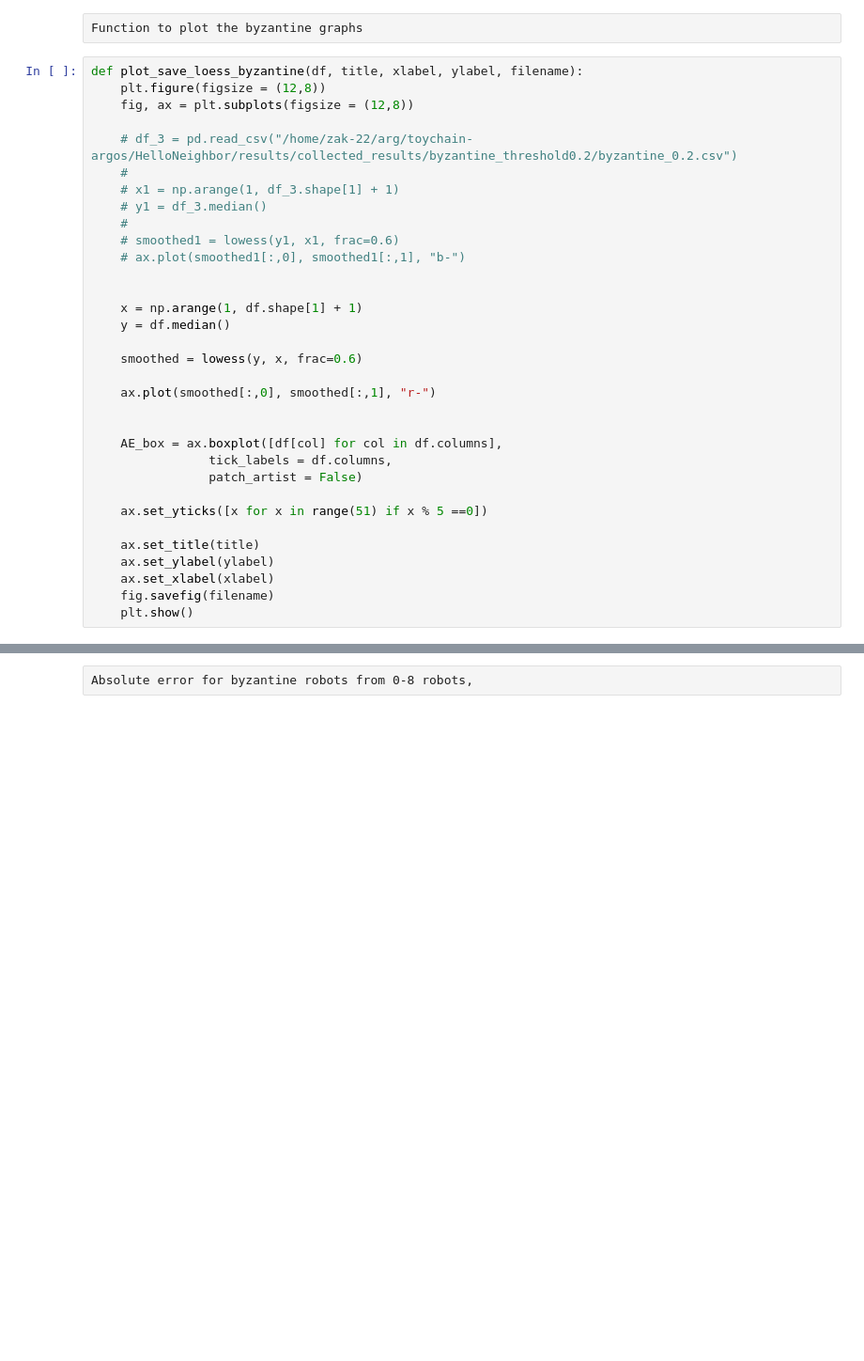
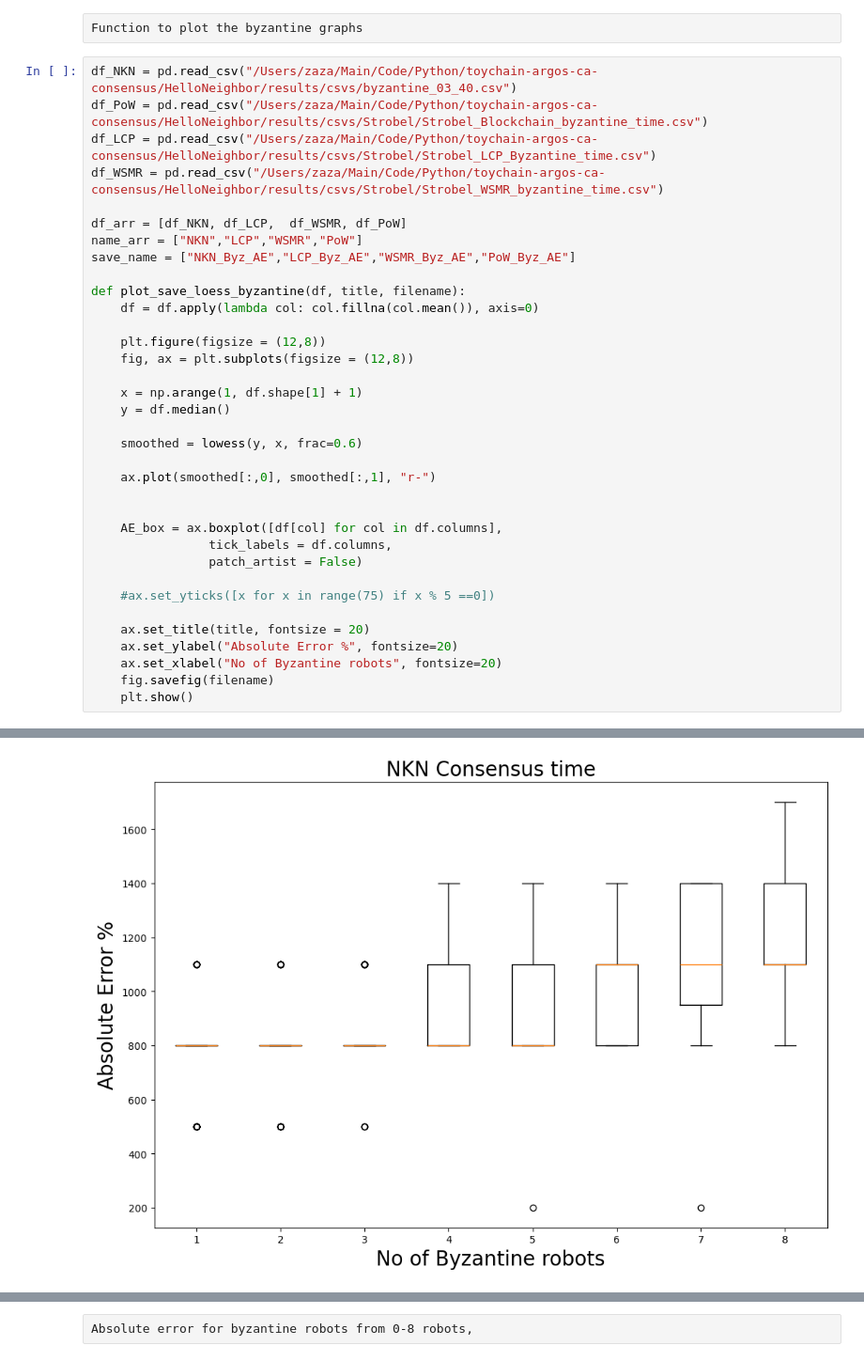
Before and after one commit to ZHolOnGit/toychain-argos-ca-consensus, a Jupyter notebook: HelloNeighbor/results/Plotter.ipynb, the cells around one changed output, grey strips where cells are left out. Shown at 94% size. Drawn from its saved outputs; the diff is of its cells as text; blank space fills up the shorter version.

```diff
--- a/HelloNeighbor/results/Plotter.ipynb
+++ b/HelloNeighbor/results/Plotter.ipynb
@@ -165,18 +237,20 @@ plt.show()
 # %% [raw]
 Function to plot the byzantine graphs
 # %%
-def plot_save_loess_byzantine(df, title, xlabel, ylabel, filename):
+df_NKN = pd.read_csv("/Users/zaza/Main/Code/Python/toychain-argos-ca-consensus/HelloNeighbor/results/csvs/byzantine_03_40.csv")
+df_PoW = pd.read_csv("/Users/zaza/Main/Code/Python/toychain-argos-ca-consensus/HelloNeighbor/results/csvs/Strobel/Strobel_Blockchain_byzantine_time.csv")
+df_LCP = pd.read_csv("/Users/zaza/Main/Code/Python/toychain-argos-ca-consensus/HelloNeighbor/results/csvs/Strobel/Strobel_LCP_Byzantine_time.csv")
+df_WSMR = pd.read_csv("/Users/zaza/Main/Code/Python/toychain-argos-ca-consensus/HelloNeighbor/results/csvs/Strobel/Strobel_WSMR_byzantine_time.csv")
+
+df_arr = [df_NKN, df_LCP,  df_WSMR, df_PoW]
+name_arr = ["NKN","LCP","WSMR","PoW"]
+save_name = ["NKN_Byz_AE","LCP_Byz_AE","WSMR_Byz_AE","PoW_Byz_AE"]
+
+def plot_save_loess_byzantine(df, title, filename):
+    df = df.apply(lambda col: col.fillna(col.mean()), axis=0)
+
     plt.figure(figsize = (12,8))
     fig, ax = plt.subplots(figsize = (12,8))
-
-    # df_3 = pd.read_csv("/home/zak-22/arg/toychain-argos/HelloNeighbor/results/collected_results/byzantine_threshold0.2/byzantine_0.2.csv")
-    #
-    # x1 = np.arange(1, df_3.shape[1] + 1)
-    # y1 = df_3.median()
-    #
-    # smoothed1 = lowess(y1, x1, frac=0.6)
-    # ax.plot(smoothed1[:,0], smoothed1[:,1], "b-")
-
 
     x = np.arange(1, df.shape[1] + 1)
     y = df.median()
@@ -190,10 +264,11 @@ def plot_save_loess_byzantine(df, title, xlabel, ylabel, filename):
                 tick_labels = df.columns,
                 patch_artist = False)
 
-    ax.set_yticks([x for x in range(51) if x % 5 ==0])
+    #ax.set_yticks([x for x in range(75) if x % 5 ==0])
 
-    ax.set_title(title)
-    ax.set_ylabel(ylabel)
-    ax.set_xlabel(xlabel)
+    ax.set_title(title, fontsize = 20)
+    ax.set_ylabel("Absolute Error %", fontsize=20)
+    ax.set_xlabel("No of Byzantine robots", fontsize=20)
     fig.savefig(filename)
     plt.show()
+# %% [output]
@@ -199,0 +276 @@ def plot_save_loess_byzantine(df, title, xlabel, ylabel, filename):
+[figure, added]
```
Also changed, not shown: parts of 15 cells of this notebook, 57 other files.
